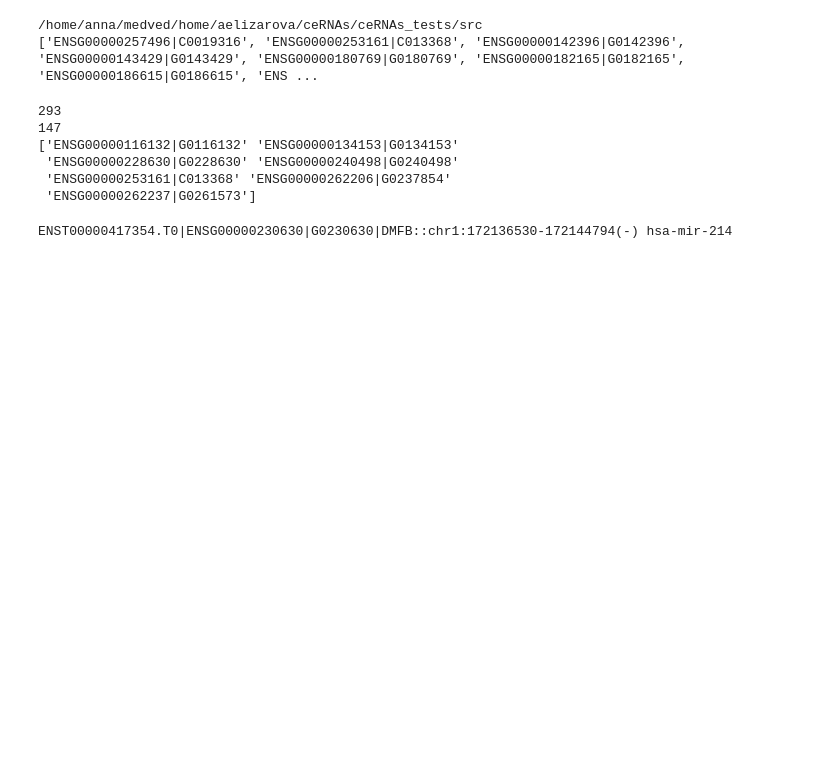
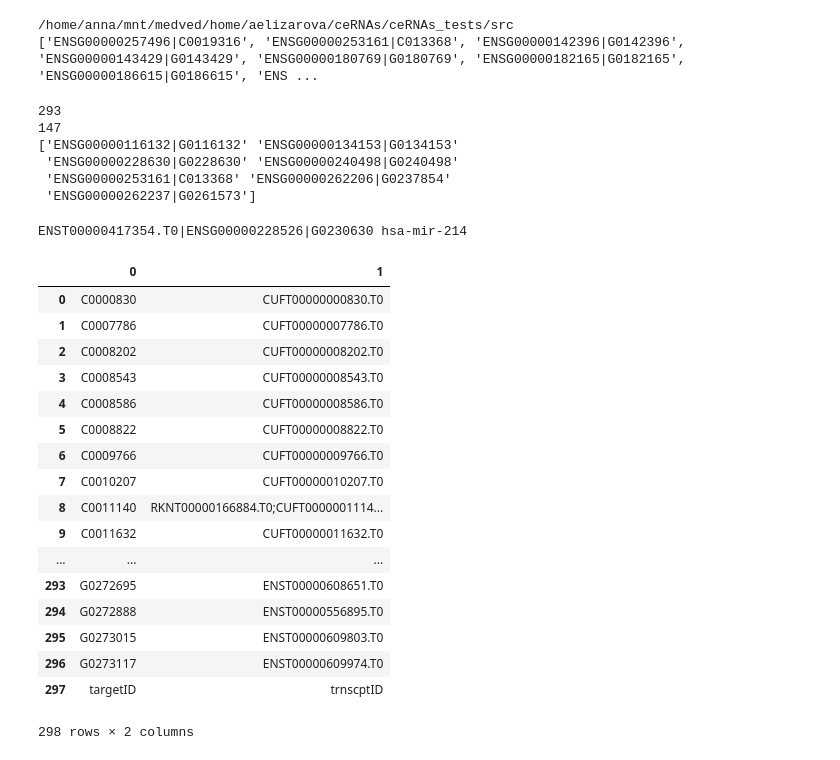
Before and after one commit to veania/ceRNAs_tests, a Jupyter notebook: src/extract_KD_transcripts.ipynb, the cells around one changed output. Cells and saved outputs as stored; diff of their text form; code cells hidden in the pictures; blank space fills up the shorter version.

```diff
--- a/src/extract_KD_transcripts.ipynb
+++ b/src/extract_KD_transcripts.ipynb
@@ -4,10 +4,15 @@
 from Bio import SeqIO
 import os
 from __future__ import print_function
+import pandas as pd
 
 print(os.getcwd())
 target_ids_path = os.path.join(os.getcwd(), '../out/KD.gene.ID|ASO_id.txt')
-fasta_full = '/home/anna/medved/home/ymedvedeva/FANTOM6/data/private/F6_CAT.DMFB.target.all_transcript.fa'
+
+data_path = '/home/anna/mnt/medved/home/aelizarova/ceRNAs/ceRNAs_tests/data/'
+
+# UPD: not FULL. The full fasta is lower
+fasta_full = '/home/anna/mnt/medved/home/ymedvedeva/FANTOM6/data/private/F6_CAT.DMFB.target.all_transcript.fa'
 ASOs_from_DE_path = os.path.join(os.getcwd(), '../out/KD.gene.ID|ASO_id.fasta')
 
 with open(target_ids_path) as f:
@@ -16,7 +21,7 @@ with open(target_ids_path) as f:
 target_ids = [x.strip() for x in target_ids]
 print(target_ids)
 # %% [output]
-/home/anna/medved/home/aelizarova/ceRNAs/ceRNAs_tests/src
+/home/anna/mnt/medved/home/aelizarova/ceRNAs/ceRNAs_tests/src
 ['ENSG00000257496|C0019316', 'ENSG00000253161|C013368', 'ENSG00000142396|G0142396', 'ENSG00000143429|G0143429', 'ENSG00000180769|G0180769', 'ENSG00000182165|G0182165', 'ENSG00000186615|G0186615', 'ENS ...
 # %%
 
@@ -47,10 +52,9 @@ print(DE_ASOs_not_in_fa)
  'ENSG00000262237|G0261573']
 # %%
 # find lncrnas which are mirna precursors
-data_path = '/home/anna/medved/home/aelizarova/ceRNAs/ceRNAs_tests/data/'
 precursor_path = os.path.join(data_path, 'precursor.hs.mirnas.fa')
-lncrnas_path = os.path.join(data_path, '../out/KD.gene.ID|ASO_id.fasta')
-out_path = os.path.join(data_path, 'lncrna_mir_precursors_EXACT_ASO_TRANSCRIPTS.txt')
+lncrnas_path = os.path.join(data_path, 'EXACT_ASO_TRANSCRIPTS_142_extended_description.fa')
+out_path = os.path.join(data_path, 'lncrna_mir_precursors_EXACT_ASO_TRANSCRIPTS_142.txt')
 
 output = open(out_path,'a')
 for lncrna in SeqIO.parse(lncrnas_path, "fasta"):
@@ -60,4 +64,29 @@ for lncrna in SeqIO.parse(lncrnas_path, "fasta"):
             output.write("%s\t%s\n"%(lncrna.id, mir_precursor.id))
 output.close()
 # %% [output]
-ENST00000417354.T0|ENSG00000230630|G0230630|DMFB::chr1:172136530-172144794(-) hsa-mir-214
+ENST00000417354.T0|ENSG00000228526|G0230630 hsa-mir-214
+# %%
+# extracting exact 147 transcripts that were perturbed with ASOs and that are DE
+aso_transcript = pd.read_csv('/home/anna/mnt/medved/home/ymedvedeva/FANTOM6/data/private/Aso2TranscriptID.txt',
+                             '\t', header = None)
+# %%
+aso_transcript
+# %% [output]
+|  | 0 | 1 |
+| 0 | C0000830 | CUFT00000000830.T0 |
+| 1 | C0007786 | CUFT00000007786.T0 |
+| 2 | C0008202 | CUFT00000008202.T0 |
+| 3 | C0008543 | CUFT00000008543.T0 |
+| 4 | C0008586 | CUFT00000008586.T0 |
+| 5 | C0008822 | CUFT00000008822.T0 |
+| 6 | C0009766 | CUFT00000009766.T0 |
+| 7 | C0010207 | CUFT00000010207.T0 |
+| 8 | C0011140 | RKNT00000166884.T0;CUFT0000001114... |
+| 9 | C0011632 | CUFT00000011632.T0 |
+| ... | ... | ... |
+| 293 | G0272695 | ENST00000608651.T0 |
+| 294 | G0272888 | ENST00000556895.T0 |
+| 295 | G0273015 | ENST00000609803.T0 |
+| 296 | G0273117 | ENST00000609974.T0 |
+| 297 | targetID | trnscptID |
+298 rows × 2 columns
```
Also changed, not shown: parts of 15 cells of this notebook, 7 other files.
